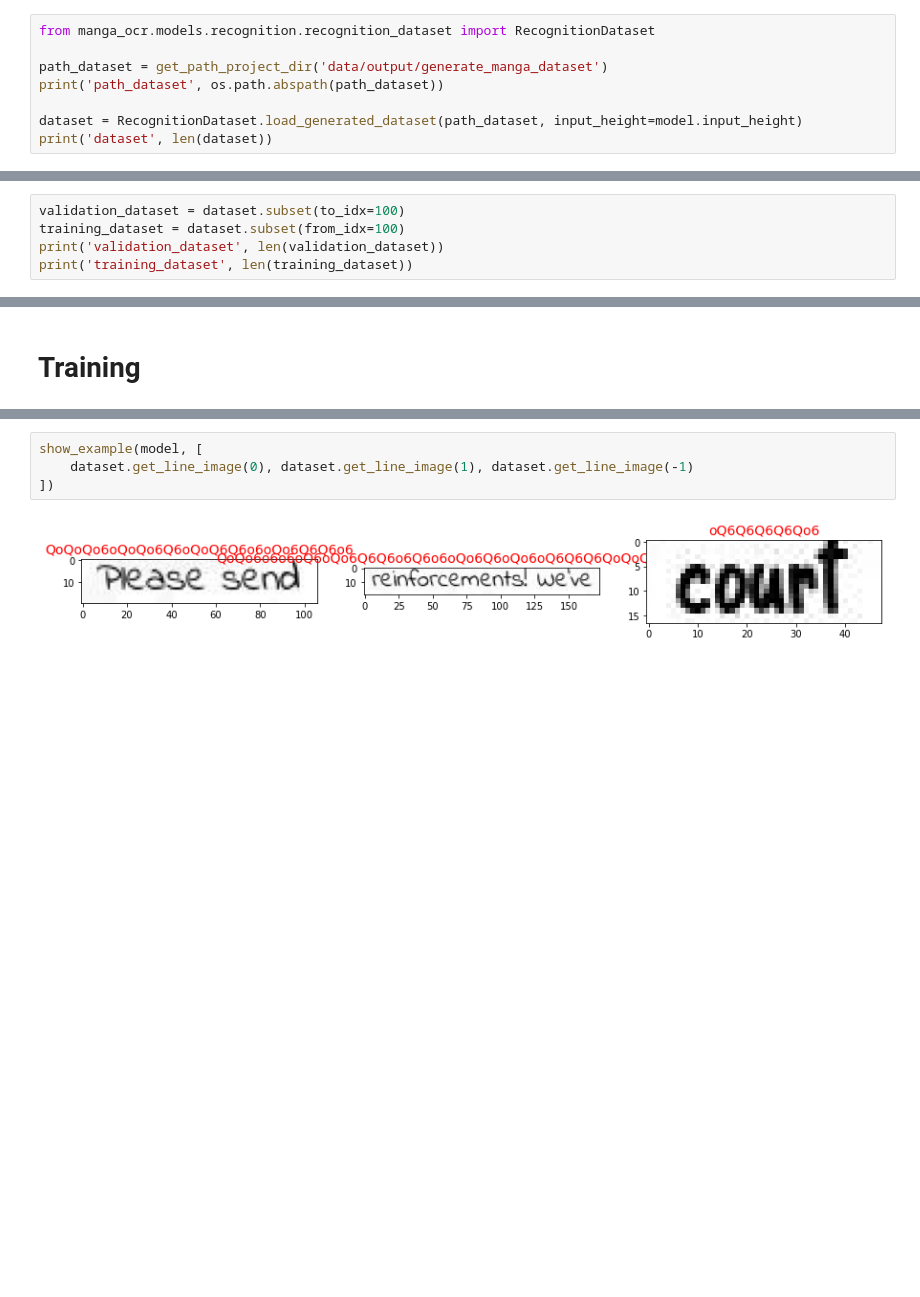
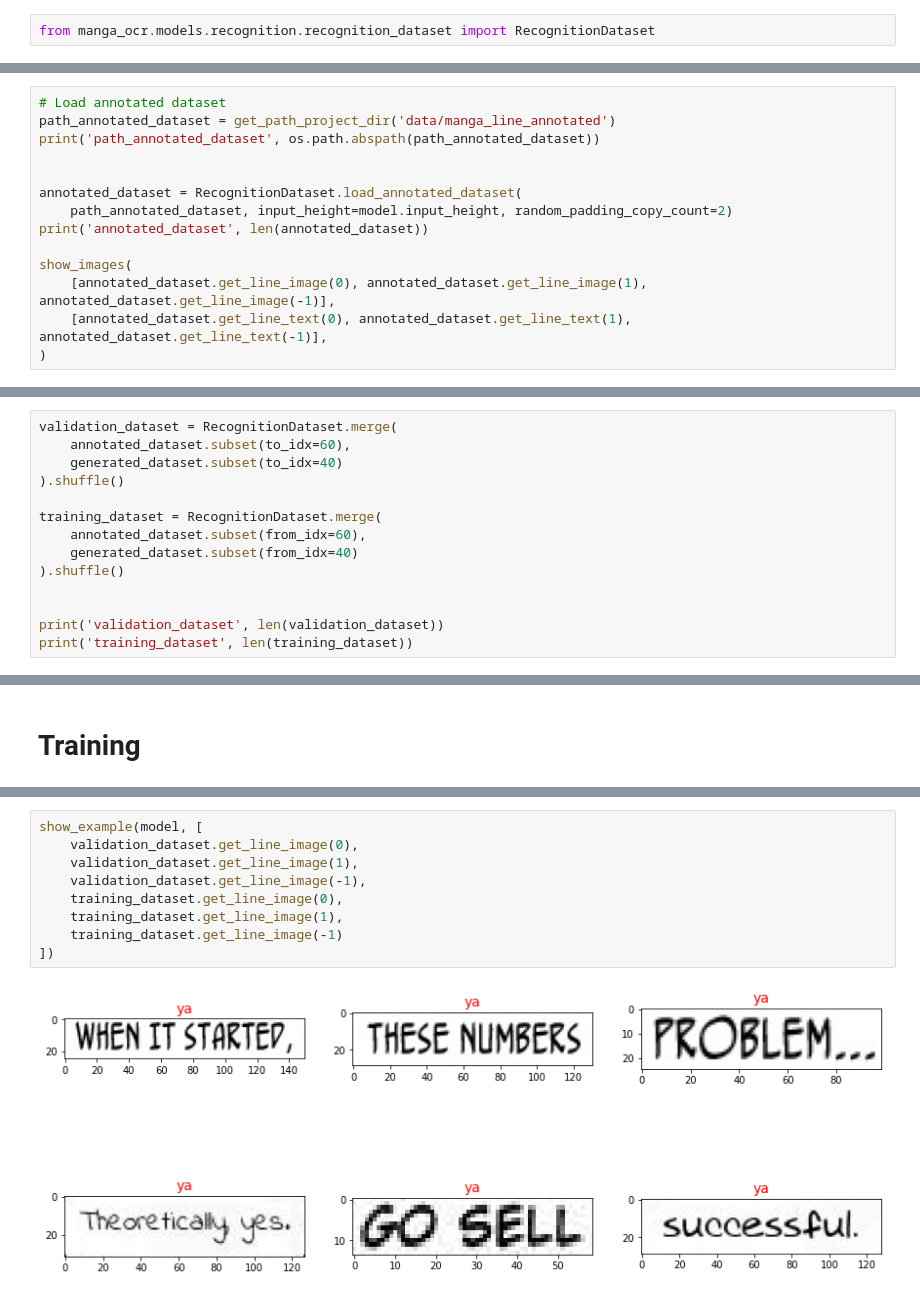
Before and after one commit to wanasit/comic-ocr, a Jupyter notebook: notebooks/Train Recognition Model.ipynb, the cells around one changed output, grey strips where cells are left out. Drawn from its saved outputs; the diff is of its cells as text; blank space fills up the shorter version.

```diff
--- a/notebooks/Train Recognition Model.ipynb
+++ b/notebooks/Train Recognition Model.ipynb
@@ -55,9 +55,3 @@ get_total_parameters_count(model)
 ## Load/Prepare Dataset
 # %%
 from manga_ocr.models.recognition.recognition_dataset import RecognitionDataset
-
-path_dataset = get_path_project_dir('data/output/generate_manga_dataset')
-print('path_dataset', os.path.abspath(path_dataset))
-
-dataset = RecognitionDataset.load_generated_dataset(path_dataset, input_height=model.input_height)
-print('dataset', len(dataset))
@@ -73,0 +75,14 @@ show_images(
+# %%
+# Load annotated dataset
+path_annotated_dataset = get_path_project_dir('data/manga_line_annotated')
+print('path_annotated_dataset', os.path.abspath(path_annotated_dataset))
+
+
+annotated_dataset = RecognitionDataset.load_annotated_dataset(
+    path_annotated_dataset, input_height=model.input_height, random_padding_copy_count=2)
+print('annotated_dataset', len(annotated_dataset))
+
+show_images(
+    [annotated_dataset.get_line_image(0), annotated_dataset.get_line_image(1), annotated_dataset.get_line_image(-1)],
+    [annotated_dataset.get_line_text(0), annotated_dataset.get_line_text(1), annotated_dataset.get_line_text(-1)],
+)
@@ -74,6 +93,15 @@ show_images(
 # %%
-validation_dataset = dataset.subset(to_idx=100)
-training_dataset = dataset.subset(from_idx=100)
+validation_dataset = RecognitionDataset.merge(
+    annotated_dataset.subset(to_idx=60),
+    generated_dataset.subset(to_idx=40)
+).shuffle()
+
+training_dataset = RecognitionDataset.merge(
+    annotated_dataset.subset(from_idx=60),
+    generated_dataset.subset(from_idx=40)
+).shuffle()
+
+
 print('validation_dataset', len(validation_dataset))
 print('training_dataset', len(training_dataset))
 # %% [output]
@@ -100,10 +133,15 @@ def save_and_report(i_epoch, train_losses, val_losses):
     torch.save(model, path_output_model)
 # %%
 show_example(model, [
-    dataset.get_line_image(0), dataset.get_line_image(1), dataset.get_line_image(-1)
+    validation_dataset.get_line_image(0),
+    validation_dataset.get_line_image(1),
+    validation_dataset.get_line_image(-1),
+    training_dataset.get_line_image(0),
+    training_dataset.get_line_image(1),
+    training_dataset.get_line_image(-1)
 ])
 # %% [output]
-[figure, old version]
+[figure, new version]
 # %%
 #validation_dataset = validation_dataset.subset(to_idx=10)
 #training_dataset = training_dataset.subset(to_idx=50)
```
Also changed, not shown: parts of 8 cells of this notebook, 14 other files.
